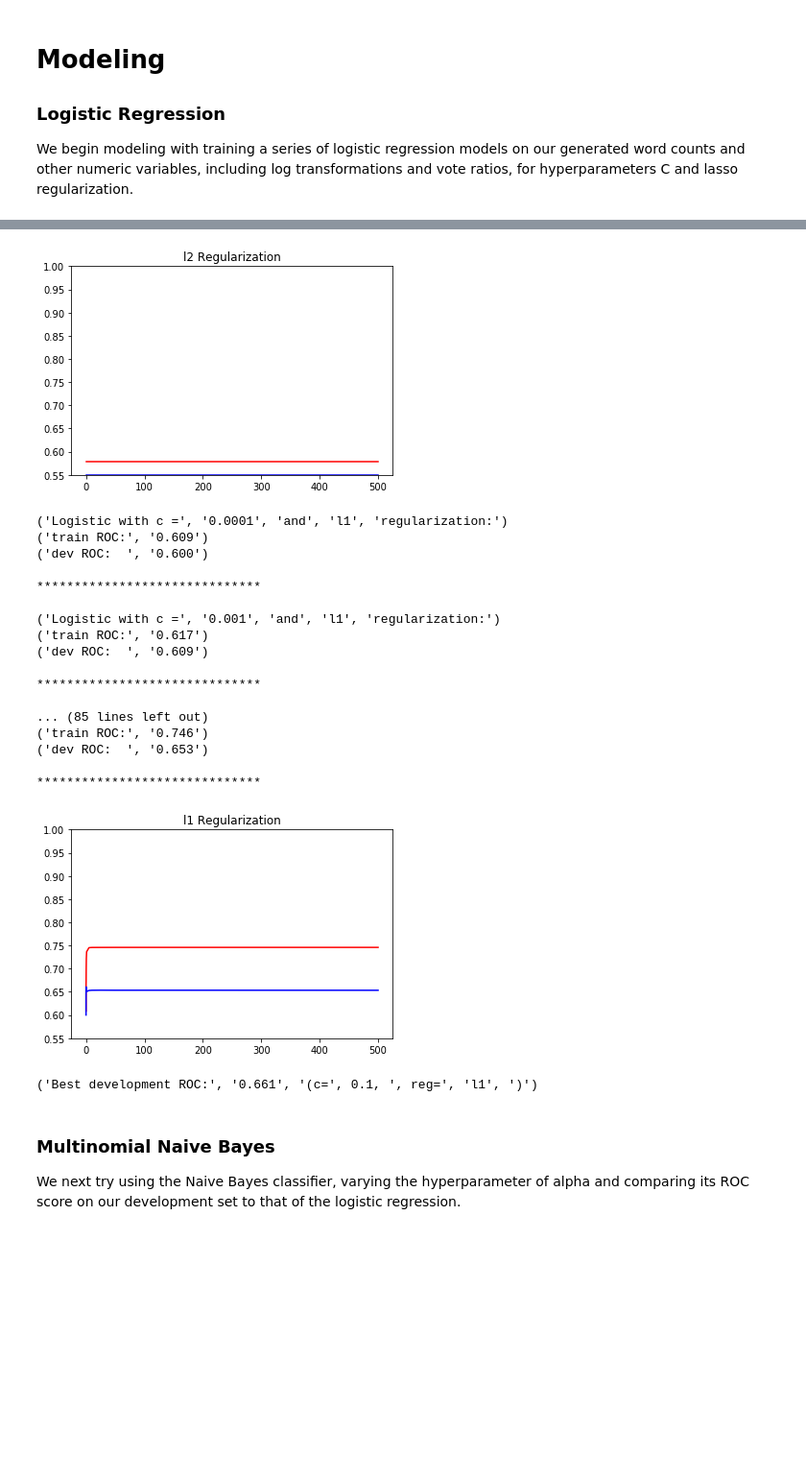
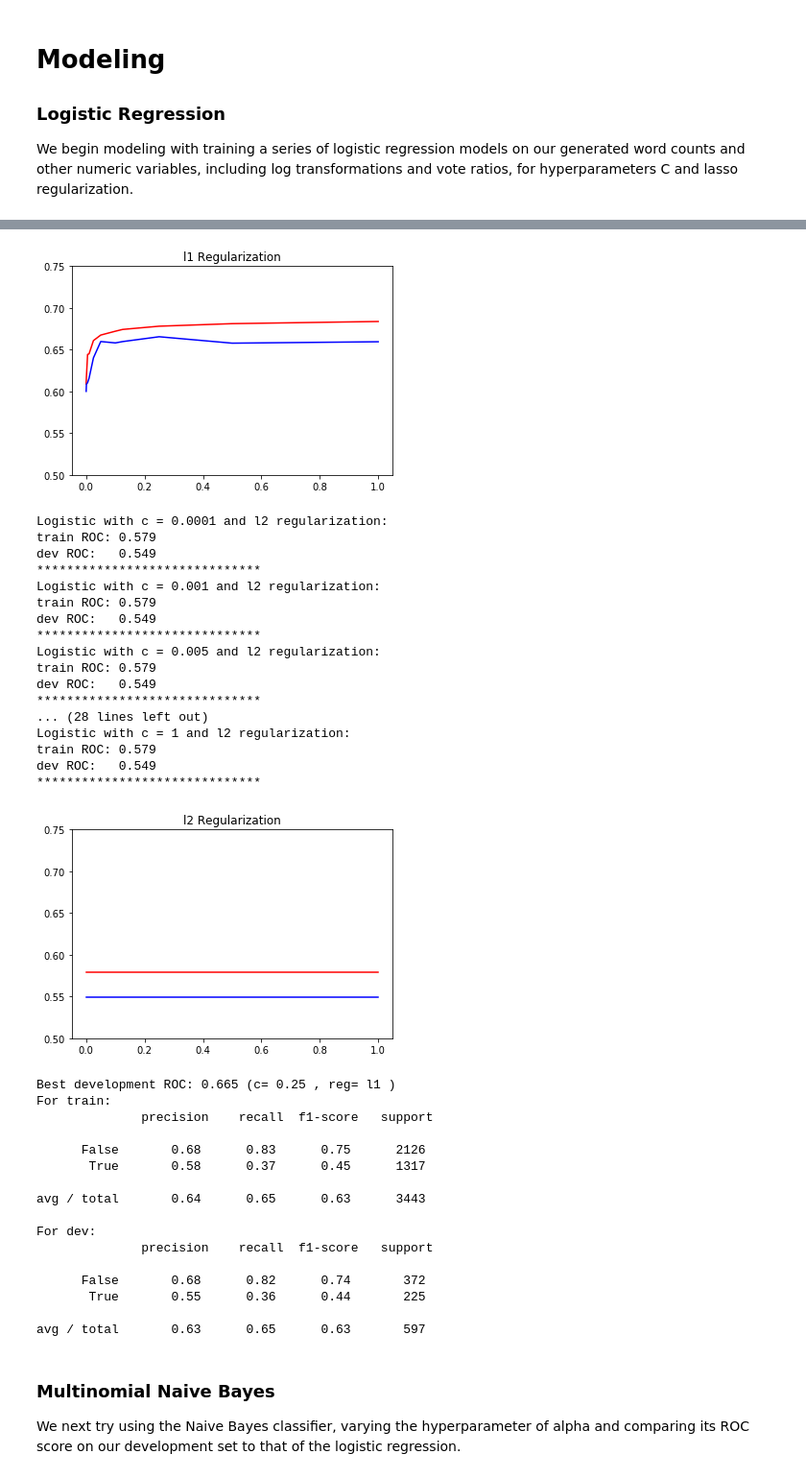
Before and after one commit to mamrotha/2017_Fall_207_KaggleProj, a Jupyter notebook: pizza_project_12.11.2017.ipynb, the cells around one changed output, grey strips where cells are left out. Shown at 96% size. Cells and saved outputs as stored; diff of their text form; code cells hidden in the pictures; blank space fills up the shorter version.

```diff
--- a/pizza_project_12.11.2017.ipynb
+++ b/pizza_project_12.11.2017.ipynb
@@ -730,15 +733,12 @@ def logistic_tester(c=1, p="l2",
     print("train ROC:", "{:.3f}".format(train_ROC))
     print("dev ROC:  ", "{:.3f}".format(dev_ROC))
 
-    #print("For train:\n", classification_report(train_preds, train_labels))
-    #print("For dev:\n", classification_report(dev_preds, dev_labels))
-
-    print("\n"+"*"*30+"\n")
-    return train_ROC, dev_ROC, test_preds, misclassified_lr
+    print("*"*30)
+    return train_ROC, dev_ROC, test_preds, misclassified_lr, train_preds, dev_preds
 
 
-c_list = [.0001, .001, .005, .01, .025, .05, .1, .125, .25, .5, 1, 5, 10, 25, 50, 100, 500]
-reg = ["l2","l1"]
+c_list = [.0001, .001, .005, .01, .025, .05, .1, .125, .25, .5, 1]
+reg = ["l1","l2"]
 
 best_dev_roc = 0
 
@@ -746,18 +746,22 @@ for r in reg:
     train_scores = []
     dev_scores = []
     for c in c_list:
-        train_ROC, dev_ROC, test_out, misclassified_lr = logistic_tester(c=c, p=r)
+        train_ROC, dev_ROC, test_out, misclassified_lr, train_preds, dev_preds = logistic_tester(c=c, p=r)
         if (dev_ROC > best_dev_roc):
             best_dev_roc = dev_ROC
             test_preds = test_out
             best_c = c
             best_reg = r
+            best_train_preds, best_dev_preds = train_preds, dev_preds
         train_scores.append(train_ROC)
         dev_scores.append(dev_ROC)
     plt.plot(c_list, train_scores, "r", c_list, dev_scores, "b")
     plt.title(r+" Regularization")
-    plt.ylim(.55,1)
+    plt.ylim(.5,.75)
     plt.show()
 
 print("Best development ROC:", "{:.3f}".format(best_dev_roc), "(c=", best_c,", reg=", best_reg, ")")
+
+print("For train:\n", classification_report(best_train_preds, train_labels))
+print("For dev:\n", classification_report(best_dev_preds, dev_labels))
 # %% [output]
@@ -781,23 +785,38 @@ print("Best development ROC:", "{:.3f}".format(best_dev_roc), "(c=", best_c,", r
-[figure, old version]
+[figure, new version]
-('Logistic with c =', '0.0001', 'and', 'l1', 'regularization:')
-('train ROC:', '0.609')
-('dev ROC:  ', '0.600')
-
+Logistic with c = 0.0001 and l2 regularization:
+train ROC: 0.579
+dev ROC:   0.549
 ******************************
-
-('Logistic with c =', '0.001', 'and', 'l1', 'regularization:')
-('train ROC:', '0.617')
-('dev ROC:  ', '0.609')
-
+Logistic with c = 0.001 and l2 regularization:
+train ROC: 0.579
+dev ROC:   0.549
 ******************************
-
-... (85 lines left out)
-('train ROC:', '0.746')
-('dev ROC:  ', '0.653')
-
+Logistic with c = 0.005 and l2 regularization:
+train ROC: 0.579
+dev ROC:   0.549
 ******************************
+... (28 lines left out)
+Logistic with c = 1 and l2 regularization:
+train ROC: 0.579
+dev ROC:   0.549
+******************************
-[figure, old version]
+[figure, new version]
-('Best development ROC:', '0.661', '(c=', 0.1, ', reg=', 'l1', ')')
+Best development ROC: 0.665 (c= 0.25 , reg= l1 )
+For train:
+              precision    recall  f1-score   support
+
+      False       0.68      0.83      0.75      2126
+       True       0.58      0.37      0.45      1317
+
+avg / total       0.64      0.65      0.63      3443
+
+For dev:
+              precision    recall  f1-score   support
+
+      False       0.68      0.82      0.74       372
+       True       0.55      0.36      0.44       225
+
+avg / total       0.63      0.65      0.63       597
 # %%
 def export_test_preds(test_preds=test_preds, model="X"):
     test_out = pd.DataFrame()
```
Also changed, not shown: parts of 36 cells of this notebook.
